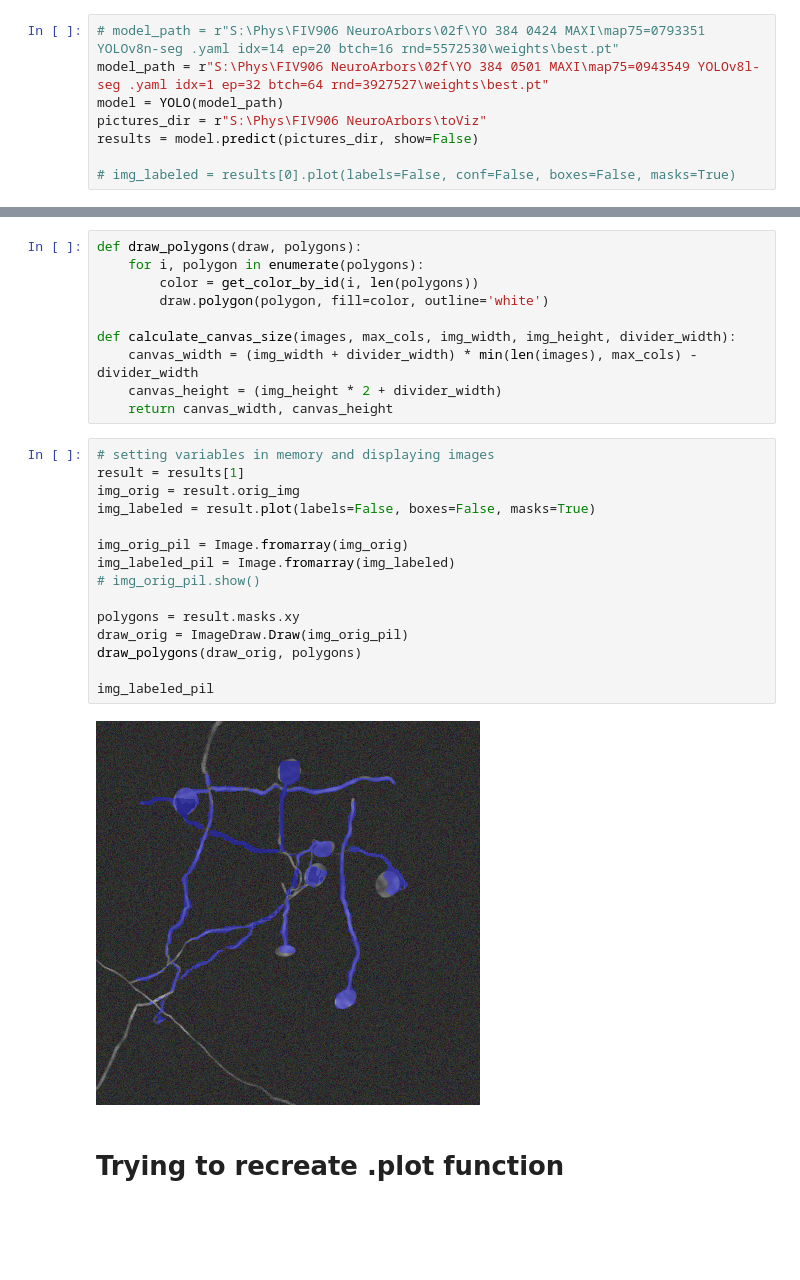
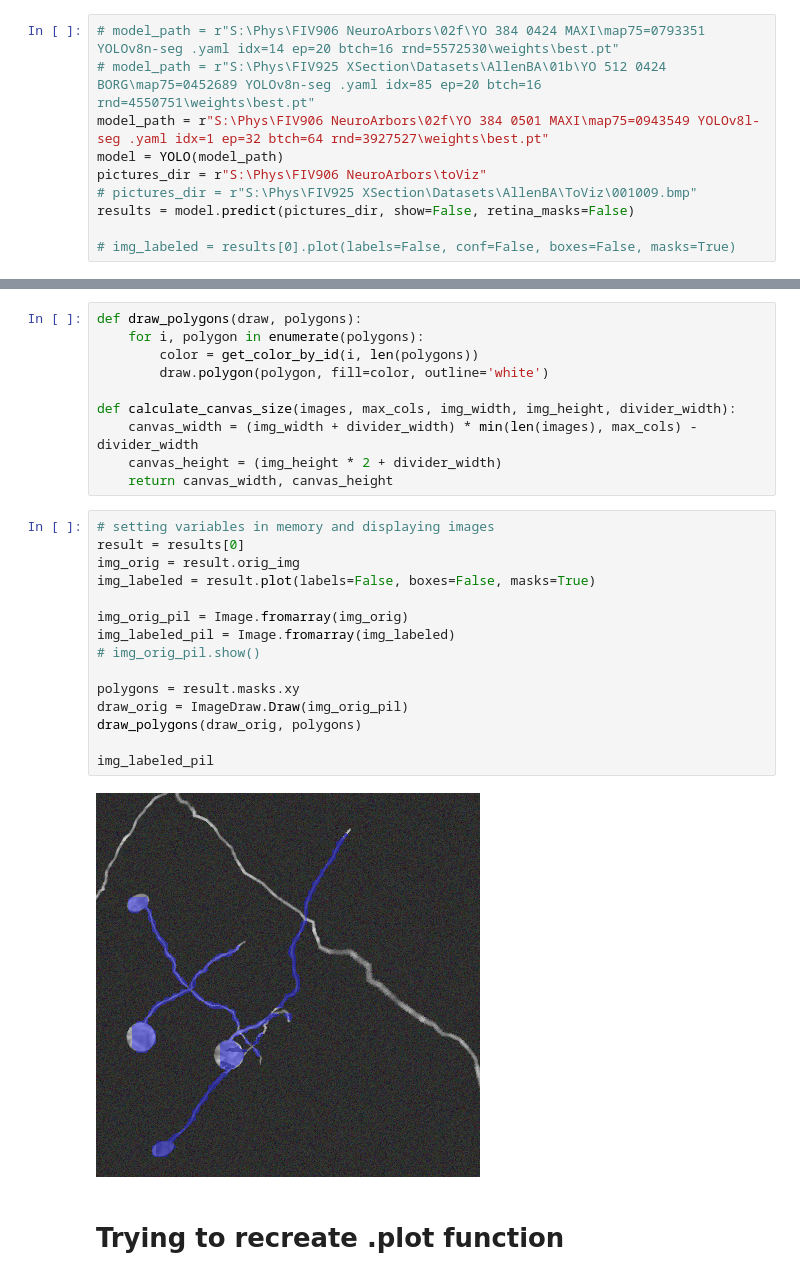
Before and after one commit to nicholastu2/code-playground, a Jupyter notebook: looking-at-masks.ipynb, the cells around one changed output, grey strips where cells are left out. Drawn from its saved outputs; the diff is of its cells as text; blank space fills up the shorter version.

```diff
--- a/looking-at-masks.ipynb
+++ b/looking-at-masks.ipynb
@@ -7,10 +7,12 @@ from ultralytics import YOLO
 <h1>Training Model and Predicting with model</h1>
 # %%
 # model_path = r"S:\Phys\FIV906 NeuroArbors\02f\YO 384 0424 MAXI\map75=0793351 YOLOv8n-seg .yaml idx=14 ep=20 btch=16 rnd=5572530\weights\best.pt"
+# model_path = r"S:\Phys\FIV925 XSection\Datasets\AllenBA\01b\YO 512 0424 BORG\map75=0452689 YOLOv8n-seg .yaml idx=85 ep=20 btch=16 rnd=4550751\weights\best.pt"
 model_path = r"S:\Phys\FIV906 NeuroArbors\02f\YO 384 0501 MAXI\map75=0943549 YOLOv8l-seg .yaml idx=1 ep=32 btch=64 rnd=3927527\weights\best.pt"
 model = YOLO(model_path)
 pictures_dir = r"S:\Phys\FIV906 NeuroArbors\toViz"
-results = model.predict(pictures_dir, show=False)
+# pictures_dir = r"S:\Phys\FIV925 XSection\Datasets\AllenBA\ToViz\001009.bmp"
+results = model.predict(pictures_dir, show=False, retina_masks=False)
 
 # img_labeled = results[0].plot(labels=False, conf=False, boxes=False, masks=True)
 # %% [output]
@@ -72,21 +74,21 @@ def calculate_canvas_size(images, max_cols, img_width, img_height, divider_width
     return canvas_width, canvas_height
 # %%
 # setting variables in memory and displaying images
-result = results[1]
+result = results[0]
 img_orig = result.orig_img
 img_labeled = result.plot(labels=False, boxes=False, masks=True)
 
 img_orig_pil = Image.fromarray(img_orig)
 img_labeled_pil = Image.fromarray(img_labeled)
 # img_orig_pil.show()
 
 polygons = result.masks.xy
 draw_orig = ImageDraw.Draw(img_orig_pil)
 draw_polygons(draw_orig, polygons)
 
 img_labeled_pil
 # %% [output]
-[figure, old version]
+[figure, new version]
 # %% [markdown]
 <h1>Trying to recreate .plot function</h1>
 # %%
```
Also changed, not shown: parts of 6 cells of this notebook, 1 other file.
